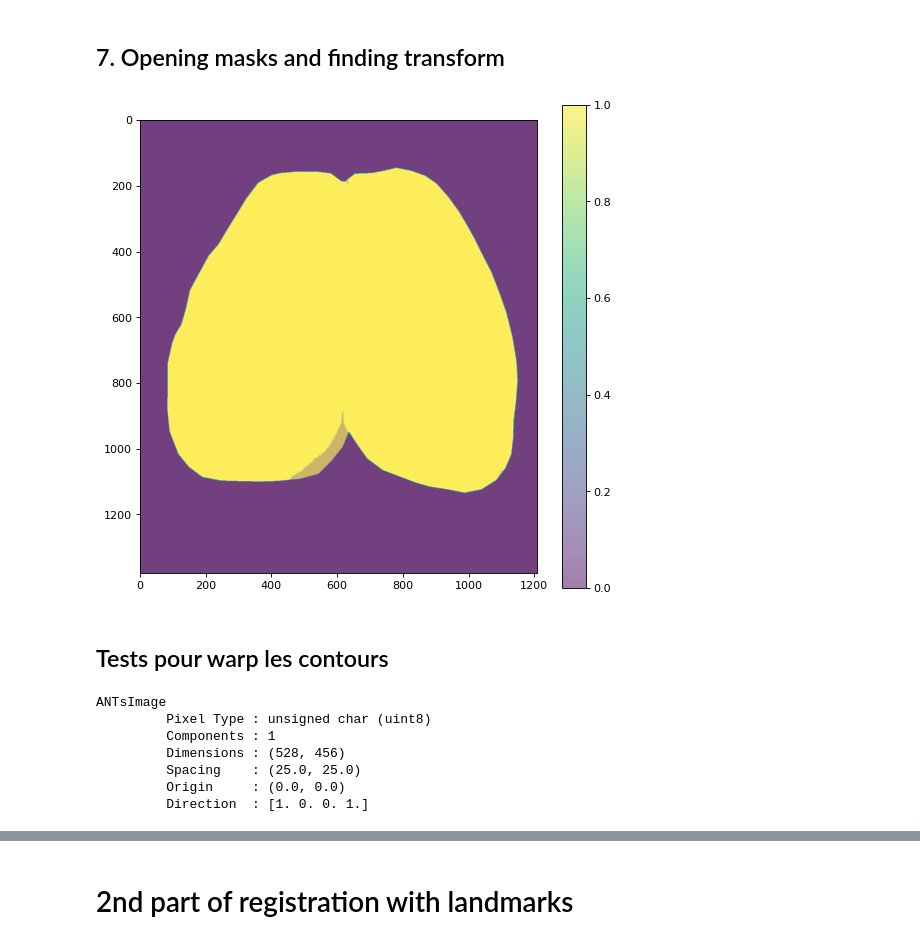
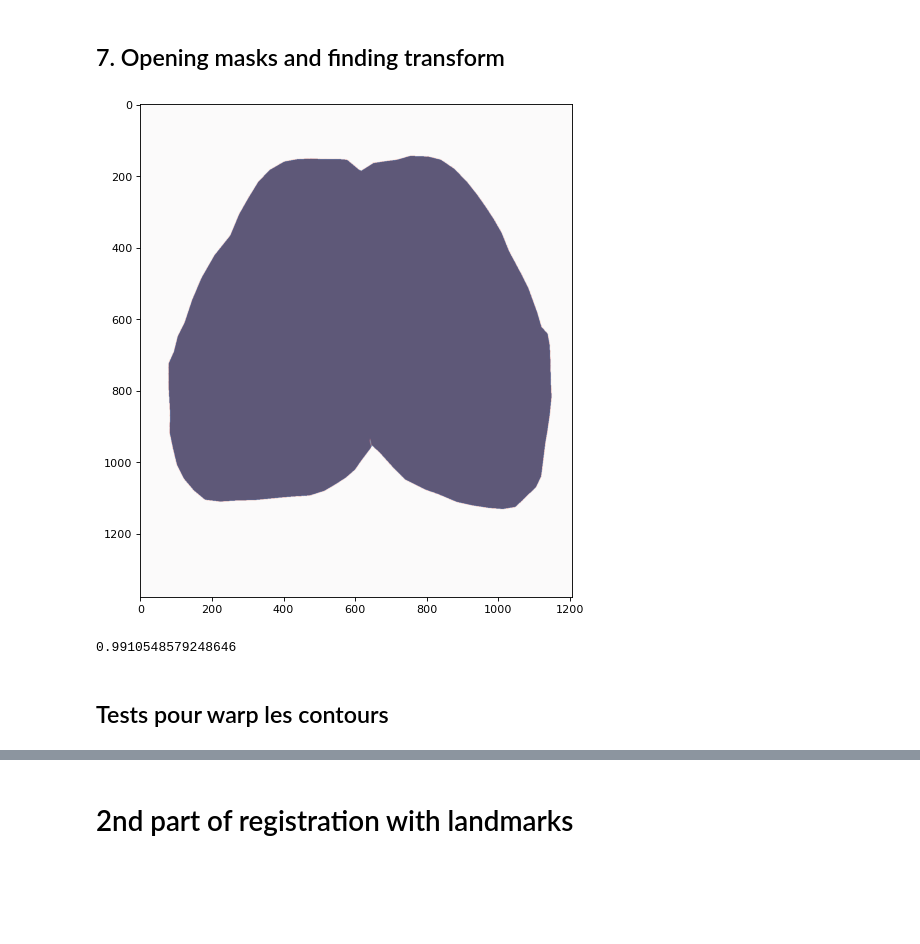
Before and after one commit to vincentpiano123/WideField, a Jupyter notebook: Registration.ipynb, the cells around one changed output, grey strips where cells are left out. Saved outputs shown, nothing was run; the diff lists cells and outputs as text; code cells hidden in the pictures; blank space fills up the shorter version.

Commit message:
Update registration
it now works way better !

```diff
--- a/Registration.ipynb
+++ b/Registration.ipynb
@@ -212,15 +218,37 @@ ants_isocortex_mask = ants.image_read("isocortex_mask_test.nrrd")
-# %%
-mytx = ants.registration(fixed=ants_surgery_mask, moving=ants_isocortex_mask
-                         , type_of_transform = 'SyNRA', syn_sampling = 12)
-
-warped_isocortex_mask = ants.apply_transforms(ants_surgery_mask
-                                              , ants_isocortex_mask, mytx['fwdtransforms'])
+# %%
+# Perform Rigid Registration
+rigid = ants.registration(fixed=ants_surgery_mask, moving=ants_isocortex_mask,
+                          type_of_transform='Rigid',
+                          reg_iterations=(200, 200, 200, 10),
+                          aff_iterations=(200, 200, 200, 10),
+                          aff_shrink_factors=(12, 8, 4, 2),
+                          aff_smoothing_sigmas=(4, 3, 2, 1),
+                          metric='MI')
+
+# Perform Affine Registration
+affine = ants.registration(fixed=ants_surgery_mask, moving=ants_isocortex_mask,
+                           initial_transform=rigid['fwdtransforms'][0],
+                           type_of_transform='Affine',
+                           reg_iterations=(200, 200, 200, 10),
+                           aff_shrink_factors=(8, 4, 2, 1),
+                           aff_smoothing_sigmas=(4, 3, 2, 1),
+                           metric='MI')
+
+# Perform SyN Registration
+syn = ants.registration(fixed=ants_surgery_mask, moving=ants_isocortex_mask,
+                        initial_transform=affine['fwdtransforms'][0],
+                        type_of_transform='SyNOnly',
+                        reg_iterations=(200, 200, 200, 200, 100, 10, 5),
+                        metric='CC')
+
+# Apply Transforms
+warped_isocortex_mask = ants.apply_transforms(fixed=ants_surgery_mask,
+                                              moving=ants_isocortex_mask,
+                                              transformlist=syn['fwdtransforms'])
 # %%
 fig, ax = plt.subplots(figsize=(8, 8), dpi=80)
-
-plt.imshow(warped_isocortex_mask.numpy(), alpha=0.5)
-plt.imshow(ants_surgery_mask.numpy(), alpha=0.5)
-plt.colorbar()
+plt.imshow(warped_isocortex_mask.numpy(), alpha=0.5, cmap='Reds')
+plt.imshow(ants_surgery_mask.numpy(), alpha=0.5, cmap='Blues')
 plt.show()
 # %% [output]
-[figure, old version]
+[figure, new version]
@@ -227,16 +268,10 @@ plt.show()
+# %%
+compute_iou(warped_isocortex_mask.numpy(), ants_surgery_mask.numpy())
+# %% [output]
+0.9910548579248646
 # %% [markdown]
 ## Tests pour warp les contours
 # %%
 ants_contour = ants.from_numpy(contour, spacing=(25.,25.))
 ants_surgery_image = ants.image_read("surgery_image.nrrd")
 warped_contour = ants.apply_transforms(ants_surgery_mask, ants_contour, mytx['fwdtransforms'])
-# %%
-ants_contour
-# %% [output]
-ANTsImage
-         Pixel Type : unsigned char (uint8)
-         Components : 1
-         Dimensions : (528, 456)
-         Spacing    : (25.0, 25.0)
-         Origin     : (0.0, 0.0)
-         Direction  : [1. 0. 0. 1.]
```
Also changed, not shown: parts of 23 cells of this notebook, 3 other files.
